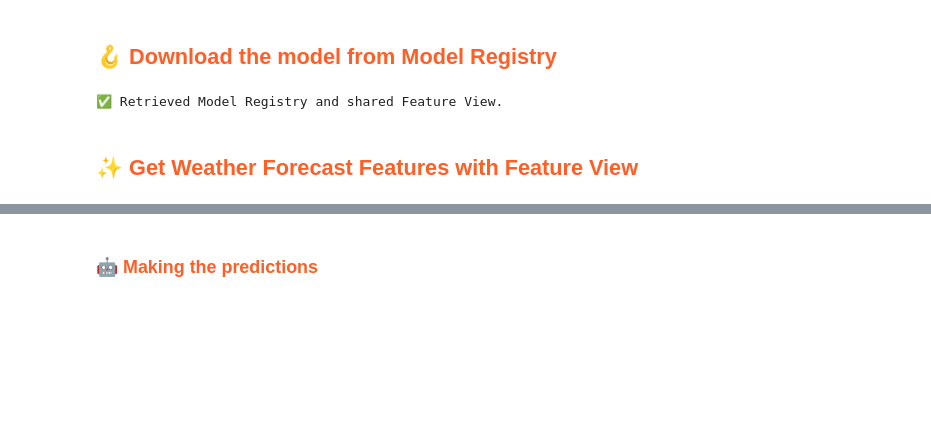
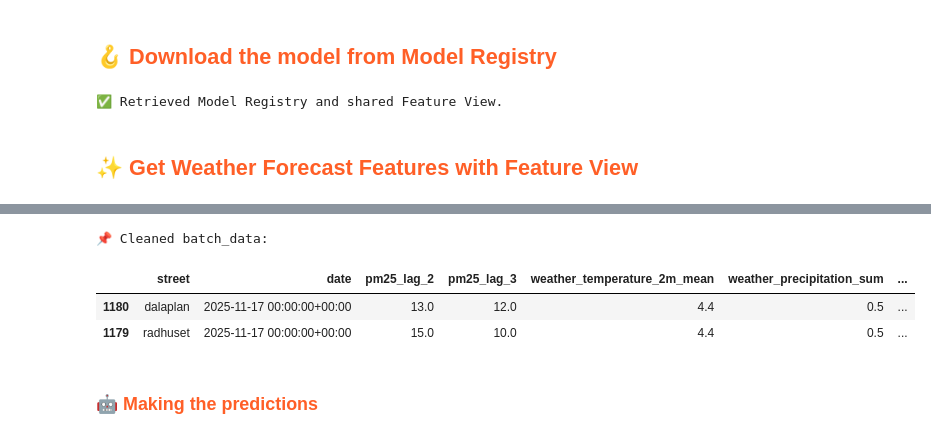
Before and after one commit to emanueleminotti/ID2223-ScalableMLDL, a Jupyter notebook: notebooks/airquality/4_air_quality_batch_inference.ipynb, the cells around one changed output, grey strips where cells are left out. Saved outputs shown, nothing was run; the diff lists cells and outputs as text; code cells hidden in the pictures; blank space fills up the shorter version.

Commit message:
updates for notebook 4

```diff
--- a/notebooks/airquality/4_air_quality_batch_inference.ipynb
+++ b/notebooks/airquality/4_air_quality_batch_inference.ipynb
@@ -150,25 +151,40 @@ Finished: Reading data from Hopsworks, using Hopsworks Feature Query Service (2.
 | 1180 | dalaplan | 2025-11-17 00:00:00+00:00 | 15.0 | 13.0 | 12.0 | 4.4 | 0.5 | ... |
 | 1179 | radhuset | 2025-11-17 00:00:00+00:00 | 13.0 | 15.0 | 10.0 | 4.4 | 0.5 | ... |
 # %%
-def prepare_features(df: pd.DataFrame) -> pd.DataFrame:
-    """
-    Usa la stessa logica di pulizia feature del notebook 3:
-    rimuove meta-dati e colonne non numeriche.
-    """
-    cols_to_drop = [
-        "date",
-        "city",
-        "street",
-        "country",
-        "air_quality_dalaplan_date",
-        "air_quality_dalaplan_pm25",
-        "air_quality_dalaplan_street",
-        "air_quality_dalaplan_country",
-        "air_quality_dalaplan_url",
-    ]
-    df_feat = df.drop(columns=cols_to_drop, errors="ignore")
-    df_feat = df_feat.select_dtypes(exclude=["object"])
-    return df_feat
+# Manteniamo solo le colonne utili al modello
+cols_keep = [
+    "street", "date", "pm25"
+    "pm25_lag_1", "pm25_lag_2", "pm25_lag_3",
+    "weather_temperature_2m_mean",
+    "weather_precipitation_sum",
+    "weather_wind_speed_10m_max",
+    "weather_wind_direction_10m_dominant"
+]
+
+batch_data = batch_data[[c for c in cols_keep if c in batch_data.columns]].copy()
+
+print("📌 Cleaned batch_data:")
+display(batch_data.head())
+
+def autoregressive_forecast(model, row, days=7):
+    preds = []
+    curr = row.copy()
+
+    for step in range(days):
+        y = model.predict(curr.values.reshape(1, -1))[0]
+        preds.append(float(y))
+
+        # Update lag features
+        curr["pm25_lag_3"] = curr["pm25_lag_2"]
+        curr["pm25_lag_2"] = curr["pm25_lag_1"]
+        curr["pm25_lag_1"] = y
+
+    return preds
+# %% [output]
+📌 Cleaned batch_data:
+|  | street | date | pm25_lag_2 | pm25_lag_3 | weather_temperature_2m_mean | weather_precipitation_sum | ... |
+| 1180 | dalaplan | 2025-11-17 00:00:00+00:00 | 13.0 | 12.0 | 4.4 | 0.5 | ... |
+| 1179 | radhuset | 2025-11-17 00:00:00+00:00 | 15.0 | 10.0 | 4.4 | 0.5 | ... |
 # %% [markdown]
 ### <span style="color:#ff5f27;">🤖 Making the predictions</span>
 # %%
```
Also changed, not shown: parts of 5 cells of this notebook.
